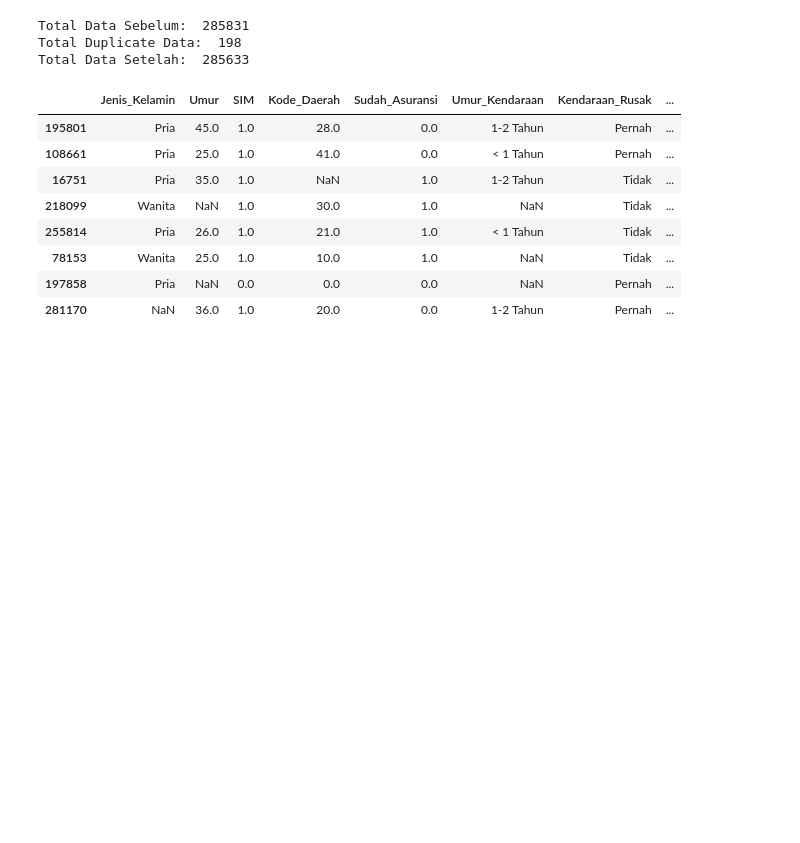
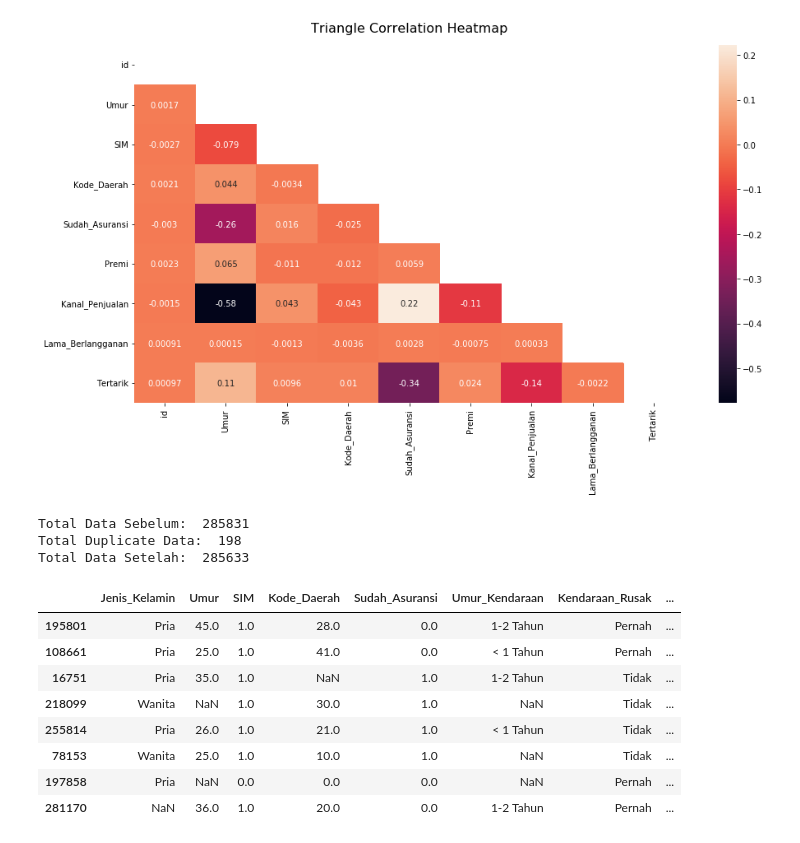
Before and after one commit to krobus00/Tugas-1-Pembelajaran-Mesin-Clustering, a Jupyter notebook: Data preprocessing.ipynb, the cells around one changed output. Saved outputs shown, nothing was run; the diff lists cells and outputs as text; code cells hidden in the pictures; blank space fills up the shorter version.

```diff
--- a/Data preprocessing.ipynb
+++ b/Data preprocessing.ipynb
@@ -22,3 +22,11 @@ df.sample(8)
+# %%
+plt.figure(figsize=(15, 8))
+mask = np.triu(np.ones_like(df.corr(), dtype=np.bool))
+heatmap = sns.heatmap(df.corr(), mask=mask, annot=True)
+heatmap.set_title('Triangle Correlation Heatmap', fontdict={'fontsize': 16}, pad=16)
+plt.show()
+# %% [output]
+[figure, added]
 # %%
 # DROP id and TERTARIK COLUMN
 del df['id']
```
Also changed, not shown: parts of 1 cell of this notebook, 1 other file.
